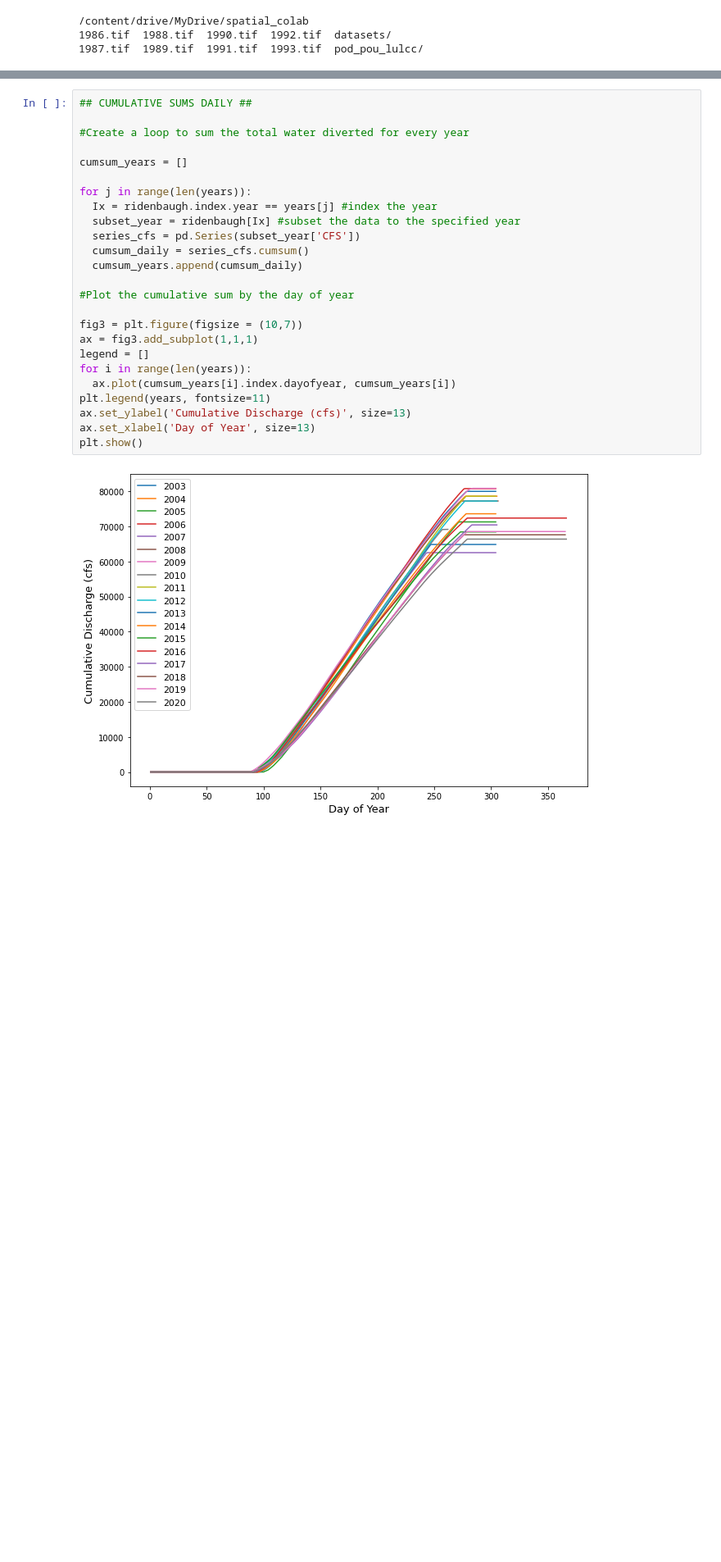
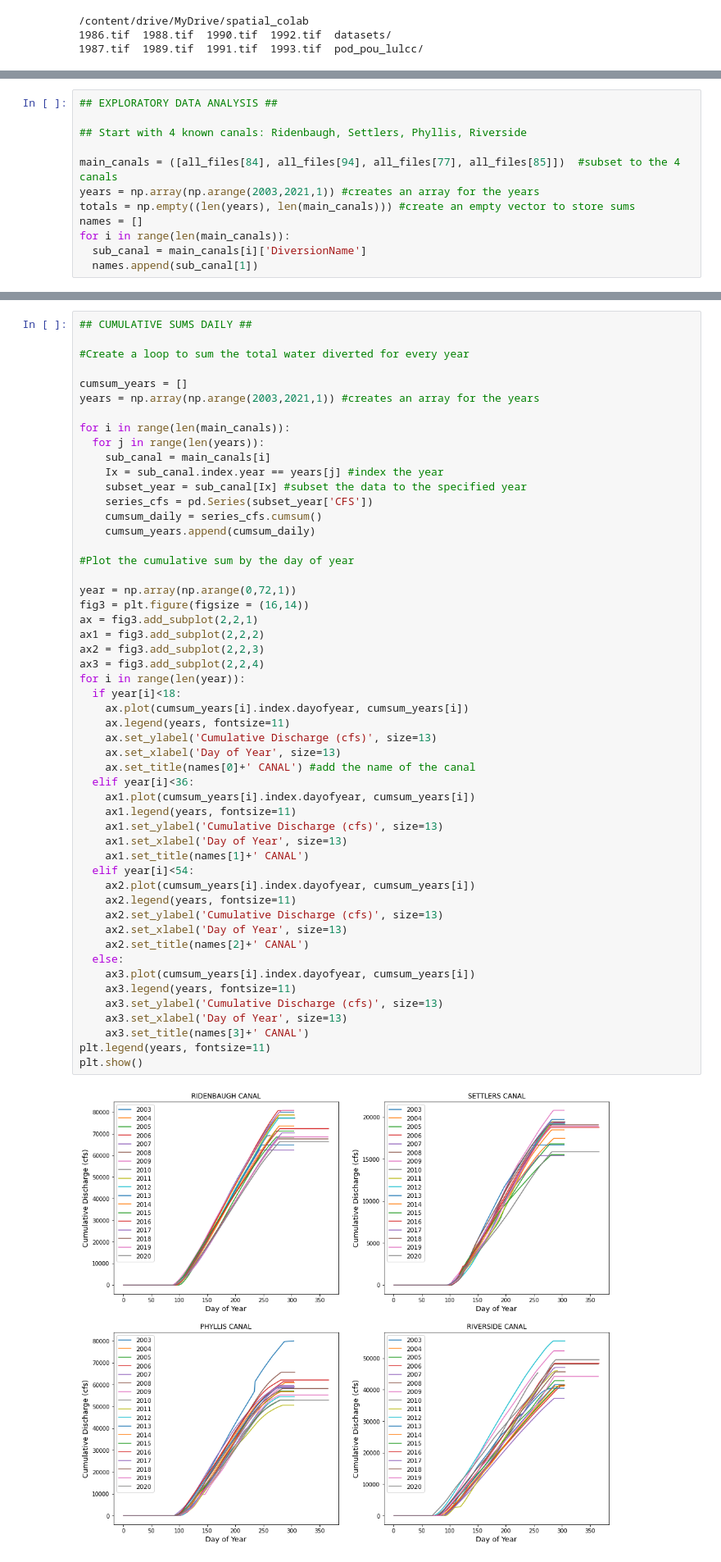
Before and after one commit to bridgetmarie24/pod_pou_lulcc, a Jupyter notebook: diversion_timeseries.ipynb, the cells around one changed output, grey strips where cells are left out. Shown at 82% size. Saved outputs shown, nothing was run; the diff lists cells and outputs as text; blank space fills up the shorter version.

```diff
--- a/diversion_timeseries.ipynb
+++ b/diversion_timeseries.ipynb
@@ -125,6 +107,18 @@ for f in file_len:
   ax.title.set_text(canal_data['DiversionName'].iloc[0])
   file_path = ('datasets/diversion_timeseries/individualplots/'+ canal_data['DiversionName'].iloc[0] +'.png')
   plt.savefig(file_path) #exports the file
+# %%
+## EXPLORATORY DATA ANALYSIS ##
+
+## Start with 4 known canals: Ridenbaugh, Settlers, Phyllis, Riverside
+
+main_canals = ([all_files[84], all_files[94], all_files[77], all_files[85]])  #subset to the 4 canals
+years = np.array(np.arange(2003,2021,1)) #creates an array for the years
+totals = np.empty((len(years), len(main_canals))) #create an empty vector to store sums
+names = []
+for i in range(len(main_canals)):
+  sub_canal = main_canals[i]['DiversionName']
+  names.append(sub_canal[1])
 # %%
 ### FIND THE TOTAL WATER DIVERTED ANNUALLY ###
 
@@ -156,27 +147,54 @@ plt.show()
 # %%
 ## CUMULATIVE SUMS DAILY ##
 
 #Create a loop to sum the total water diverted for every year
 
 cumsum_years = []
+years = np.array(np.arange(2003,2021,1)) #creates an array for the years
 
-for j in range(len(years)):
-  Ix = ridenbaugh.index.year == years[j] #index the year
-  subset_year = ridenbaugh[Ix] #subset the data to the specified year
-  series_cfs = pd.Series(subset_year['CFS'])
-  cumsum_daily = series_cfs.cumsum()
-  cumsum_years.append(cumsum_daily)
+for i in range(len(main_canals)):
+  for j in range(len(years)):
+    sub_canal = main_canals[i]
+    Ix = sub_canal.index.year == years[j] #index the year
+    subset_year = sub_canal[Ix] #subset the data to the specified year
+    series_cfs = pd.Series(subset_year['CFS'])
+    cumsum_daily = series_cfs.cumsum()
+    cumsum_years.append(cumsum_daily)
 
 #Plot the cumulative sum by the day of year
 
-fig3 = plt.figure(figsize = (10,7))
-ax = fig3.add_subplot(1,1,1)
-legend = []
-for i in range(len(years)):
-  ax.plot(cumsum_years[i].index.dayofyear, cumsum_years[i])
+year = np.array(np.arange(0,72,1))
+fig3 = plt.figure(figsize = (16,14))
+ax = fig3.add_subplot(2,2,1)
+ax1 = fig3.add_subplot(2,2,2)
+ax2 = fig3.add_subplot(2,2,3)
+ax3 = fig3.add_subplot(2,2,4)
+for i in range(len(year)):
+  if year[i]<18:
+    ax.plot(cumsum_years[i].index.dayofyear, cumsum_years[i])
+    ax.legend(years, fontsize=11)
+    ax.set_ylabel('Cumulative Discharge (cfs)', size=13)
+    ax.set_xlabel('Day of Year', size=13)
+    ax.set_title(names[0]+' CANAL') #add the name of the canal
+  elif year[i]<36:
+    ax1.plot(cumsum_years[i].index.dayofyear, cumsum_years[i])
+    ax1.legend(years, fontsize=11)
+    ax1.set_ylabel('Cumulative Discharge (cfs)', size=13)
+    ax1.set_xlabel('Day of Year', size=13)
+    ax1.set_title(names[1]+' CANAL')
+  elif year[i]<54:
+    ax2.plot(cumsum_years[i].index.dayofyear, cumsum_years[i])
+    ax2.legend(years, fontsize=11)
+    ax2.set_ylabel('Cumulative Discharge (cfs)', size=13)
+    ax2.set_xlabel('Day of Year', size=13)
+    ax2.set_title(names[2]+' CANAL')
+  else:
+    ax3.plot(cumsum_years[i].index.dayofyear, cumsum_years[i])
+    ax3.legend(years, fontsize=11)
+    ax3.set_ylabel('Cumulative Discharge (cfs)', size=13)
+    ax3.set_xlabel('Day of Year', size=13)
+    ax3.set_title(names[3]+' CANAL')
 plt.legend(years, fontsize=11)
-ax.set_ylabel('Cumulative Discharge (cfs)', size=13)
-ax.set_xlabel('Day of Year', size=13)
 plt.show()
 # %% [output]
-[figure, old version]
+[figure, new version]
```
Also changed, not shown: parts of 5 cells of this notebook.
